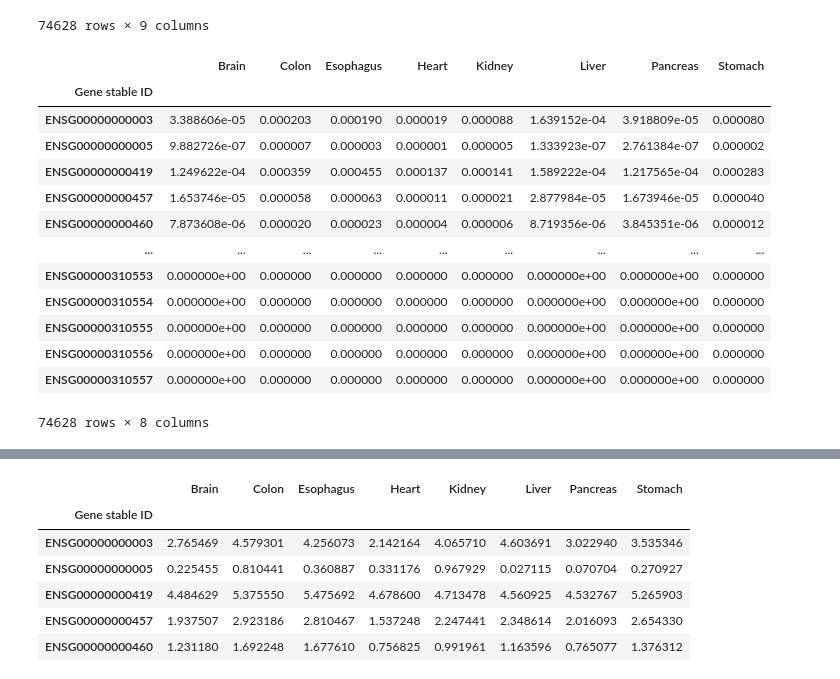
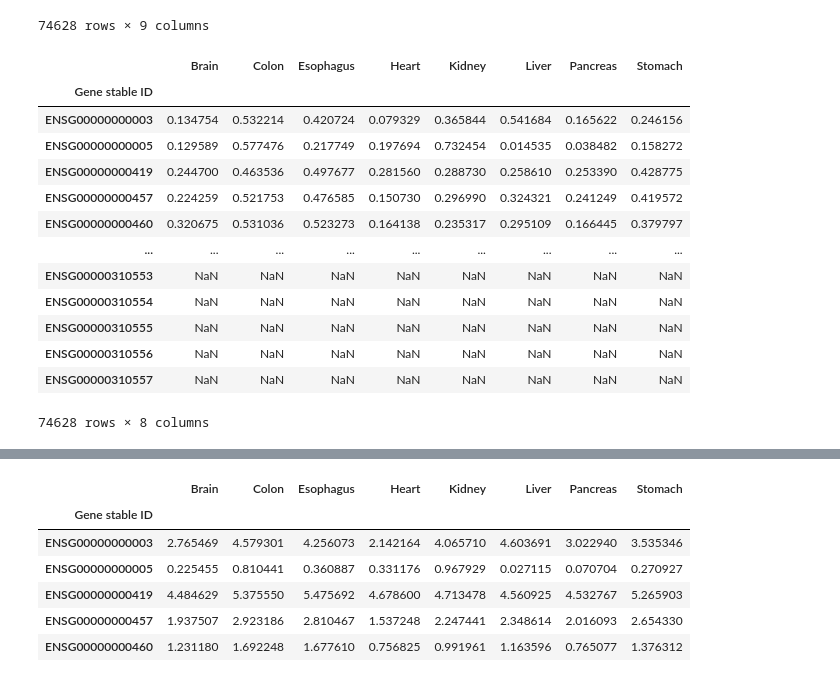
Before and after one commit to AndrewH72/Gene-Duplication, a Jupyter notebook: scripts/calculateScores.ipynb, the cells around one changed output, grey strips where cells are left out. Drawn from its saved outputs; the diff is of its cells as text; code cells hidden in the pictures.

```diff
--- a/scripts/calculateScores.ipynb
+++ b/scripts/calculateScores.ipynb
@@ -183,20 +205,20 @@ gtexEP
 | ENSG00000310557 | 0.000000 | 0.000000 | 0.000000 | 0.000000 | 0.000000 | 0.000000 | 0.000000 | 0.000000 | lncRNA |
 74628 rows × 9 columns
 # %%
-gtexEP.iloc[:, :-1] / np.linalg.norm(gtexEP.iloc[:, :-1], axis=0)
+gtexEP.iloc[:, :-1].div(np.linalg.norm(gtexEP.iloc[:, :-1], axis=1), axis=0)
 # %% [output]
 |  | Brain | Colon | Esophagus | Heart | Kidney | Liver | Pancreas | Stomach |
 | Gene stable ID |  |  |  |  |  |  |  |  |
-| ENSG00000000003 | 3.388606e-05 | 0.000203 | 0.000190 | 0.000019 | 0.000088 | 1.639152e-04 | 3.918809e-05 | 0.000080 |
-| ENSG00000000005 | 9.882726e-07 | 0.000007 | 0.000003 | 0.000001 | 0.000005 | 1.333923e-07 | 2.761384e-07 | 0.000002 |
-| ENSG00000000419 | 1.249622e-04 | 0.000359 | 0.000455 | 0.000137 | 0.000141 | 1.589222e-04 | 1.217565e-04 | 0.000283 |
-| ENSG00000000457 | 1.653746e-05 | 0.000058 | 0.000063 | 0.000011 | 0.000021 | 2.877984e-05 | 1.673946e-05 | 0.000040 |
-| ENSG00000000460 | 7.873608e-06 | 0.000020 | 0.000023 | 0.000004 | 0.000006 | 8.719356e-06 | 3.845351e-06 | 0.000012 |
+| ENSG00000000003 | 0.134754 | 0.532214 | 0.420724 | 0.079329 | 0.365844 | 0.541684 | 0.165622 | 0.246156 |
+| ENSG00000000005 | 0.129589 | 0.577476 | 0.217749 | 0.197694 | 0.732454 | 0.014535 | 0.038482 | 0.158272 |
+| ENSG00000000419 | 0.244700 | 0.463536 | 0.497677 | 0.281560 | 0.288730 | 0.258610 | 0.253390 | 0.428775 |
+| ENSG00000000457 | 0.224259 | 0.521753 | 0.476585 | 0.150730 | 0.296990 | 0.324321 | 0.241249 | 0.419572 |
+| ENSG00000000460 | 0.320675 | 0.531036 | 0.523273 | 0.164138 | 0.235317 | 0.295109 | 0.166445 | 0.379797 |
 | ... | ... | ... | ... | ... | ... | ... | ... | ... |
-| ENSG00000310553 | 0.000000e+00 | 0.000000 | 0.000000 | 0.000000 | 0.000000 | 0.000000e+00 | 0.000000e+00 | 0.000000 |
-| ENSG00000310554 | 0.000000e+00 | 0.000000 | 0.000000 | 0.000000 | 0.000000 | 0.000000e+00 | 0.000000e+00 | 0.000000 |
-| ENSG00000310555 | 0.000000e+00 | 0.000000 | 0.000000 | 0.000000 | 0.000000 | 0.000000e+00 | 0.000000e+00 | 0.000000 |
-| ENSG00000310556 | 0.000000e+00 | 0.000000 | 0.000000 | 0.000000 | 0.000000 | 0.000000e+00 | 0.000000e+00 | 0.000000 |
-| ENSG00000310557 | 0.000000e+00 | 0.000000 | 0.000000 | 0.000000 | 0.000000 | 0.000000e+00 | 0.000000e+00 | 0.000000 |
+| ENSG00000310553 | NaN | NaN | NaN | NaN | NaN | NaN | NaN | NaN |
+| ENSG00000310554 | NaN | NaN | NaN | NaN | NaN | NaN | NaN | NaN |
+| ENSG00000310555 | NaN | NaN | NaN | NaN | NaN | NaN | NaN | NaN |
+| ENSG00000310556 | NaN | NaN | NaN | NaN | NaN | NaN | NaN | NaN |
+| ENSG00000310557 | NaN | NaN | NaN | NaN | NaN | NaN | NaN | NaN |
 74628 rows × 8 columns
 # %%
```
Also changed, not shown: parts of 26 cells of this notebook, 4 other files.
